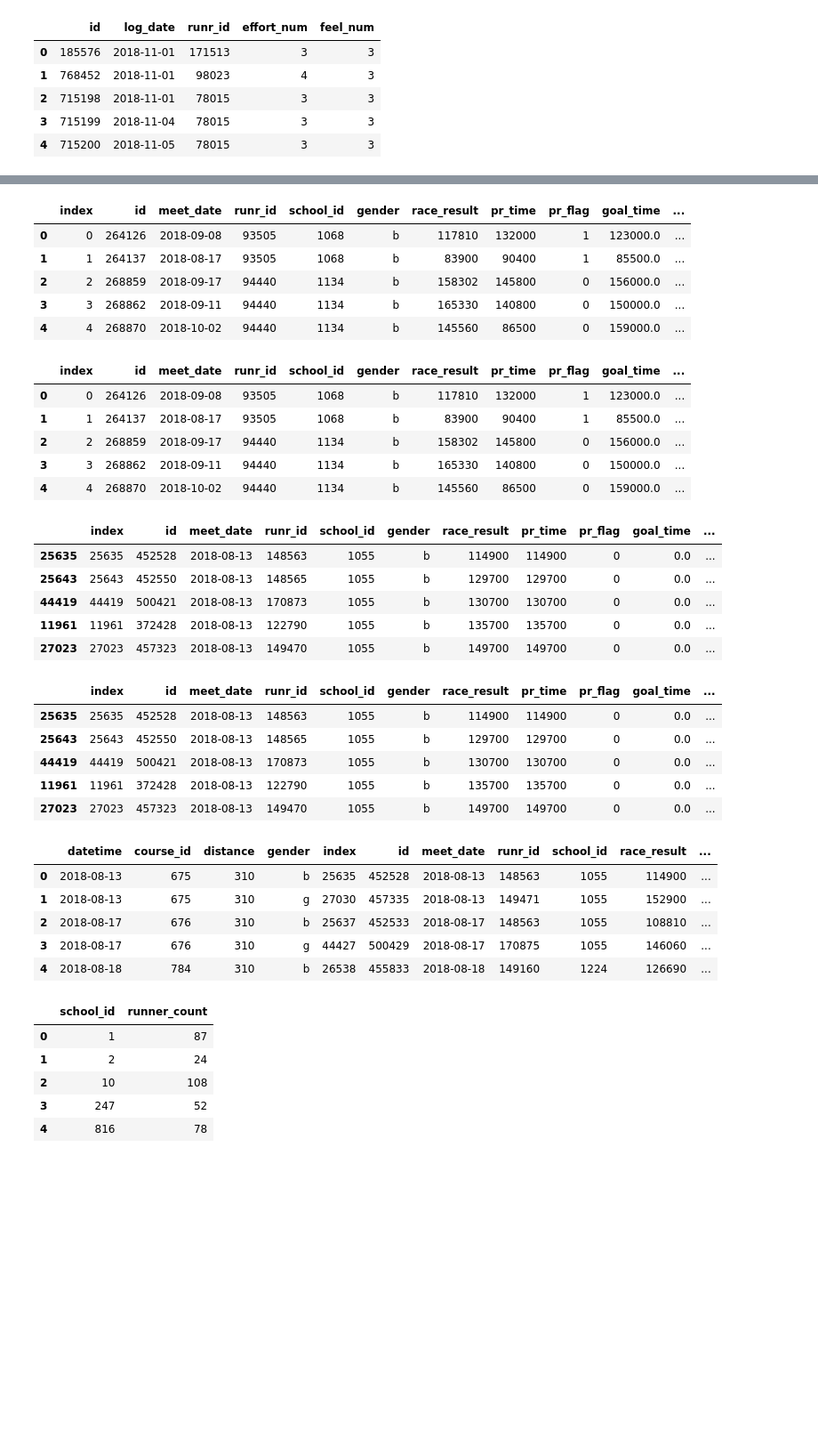
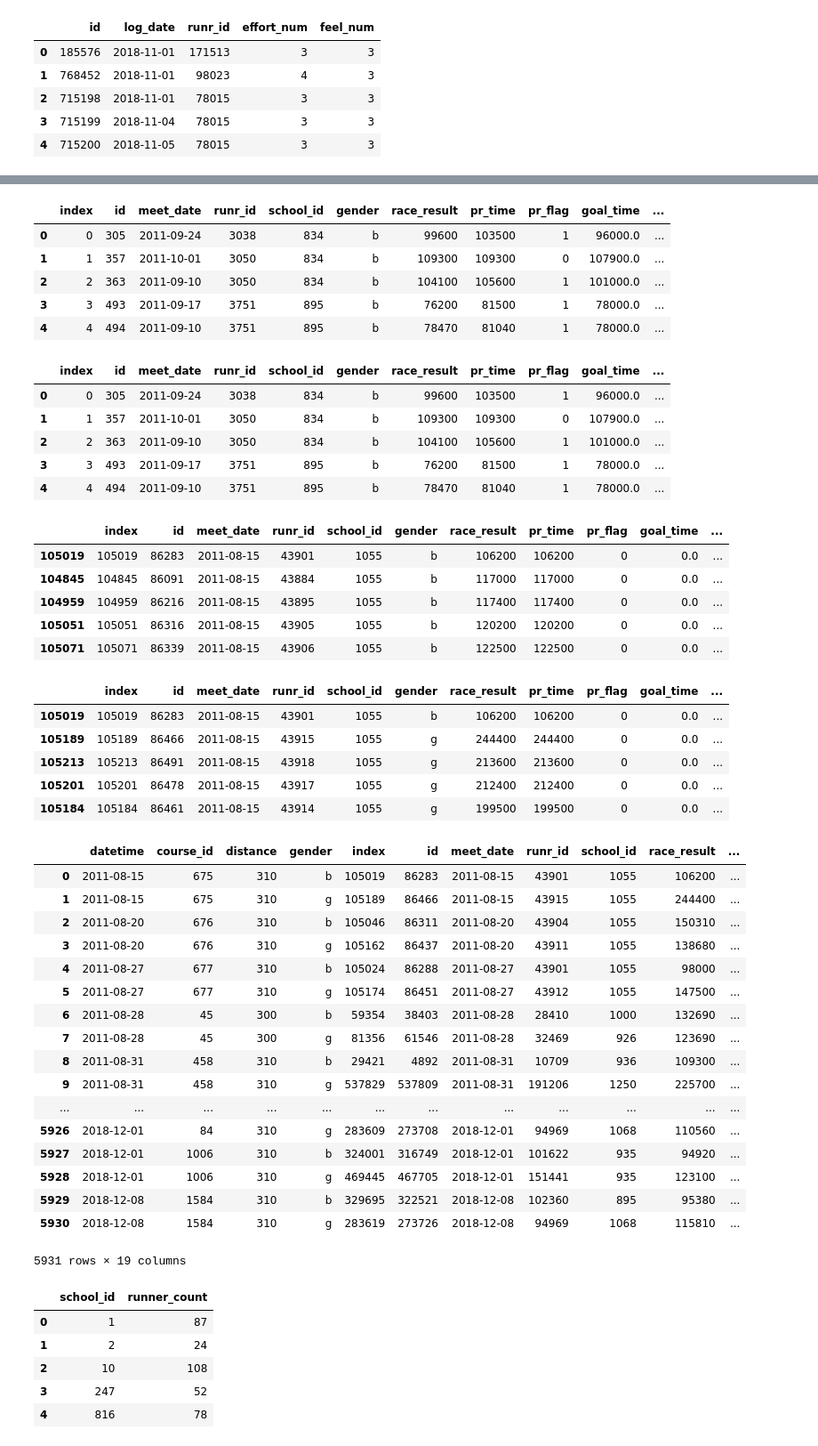
Before and after one commit to DRBrenner/race_performance_final, a Jupyter notebook: transform_data.ipynb, the cells around one changed output, grey strips where cells are left out. Shown at 89% size. Cells and saved outputs as stored; diff of their text form; code cells hidden in the pictures; blank space fills up the shorter version.

```diff
--- a/transform_data.ipynb
+++ b/transform_data.ipynb
@@ -88,7 +95,7 @@ max_effort_log_count_11 = max_effort_11.groupby(['runr_id']).count()["effort_num
 max_effort_log_count_11 = max_effort_log_count_11.rename(columns = {"effort_num":"max_effort_log_entries_nov"})
 #max_effort_log_count_11.head()
 # %%
-results_df = pd.read_sql('select * from test_results_and_goals',connection)
+results_df = pd.read_sql('select * from results_and_goals',connection)
 results_df.head()
 # %% [output]
 |  | id | meet_date | runr_id | school_id | gender | race_result | pr_time | previous_time | last_year_time | ... |
@@ -141,18 +148,18 @@ results_df['month'] = results_df['meet_date'].apply(get_month)
 results_df.head()
 # %% [output]
 |  | index | id | meet_date | runr_id | school_id | gender | race_result | pr_time | pr_flag | goal_time | ... |
-| 0 | 0 | 264126 | 2018-09-08 | 93505 | 1068 | b | 117810 | 132000 | 1 | 123000.0 | ... |
-| 1 | 1 | 264137 | 2018-08-17 | 93505 | 1068 | b | 83900 | 90400 | 1 | 85500.0 | ... |
-| 2 | 2 | 268859 | 2018-09-17 | 94440 | 1134 | b | 158302 | 145800 | 0 | 156000.0 | ... |
-| 3 | 3 | 268862 | 2018-09-11 | 94440 | 1134 | b | 165330 | 140800 | 0 | 150000.0 | ... |
-| 4 | 4 | 268870 | 2018-10-02 | 94440 | 1134 | b | 145560 | 86500 | 0 | 159000.0 | ... |
+| 0 | 0 | 305 | 2011-09-24 | 3038 | 834 | b | 99600 | 103500 | 1 | 96000.0 | ... |
+| 1 | 1 | 357 | 2011-10-01 | 3050 | 834 | b | 109300 | 109300 | 0 | 107900.0 | ... |
+| 2 | 2 | 363 | 2011-09-10 | 3050 | 834 | b | 104100 | 105600 | 1 | 101000.0 | ... |
+| 3 | 3 | 493 | 2011-09-17 | 3751 | 895 | b | 76200 | 81500 | 1 | 78000.0 | ... |
+| 4 | 4 | 494 | 2011-09-10 | 3751 | 895 | b | 78470 | 81040 | 1 | 78000.0 | ... |
 # %%
 results_df["pace"] = (results_df["race_result"])/((results_df["distance"])*60)
 results_df.head()
 # %% [output]
 |  | index | id | meet_date | runr_id | school_id | gender | race_result | pr_time | pr_flag | goal_time | ... |
-| 0 | 0 | 264126 | 2018-09-08 | 93505 | 1068 | b | 117810 | 132000 | 1 | 123000.0 | ... |
-| 1 | 1 | 264137 | 2018-08-17 | 93505 | 1068 | b | 83900 | 90400 | 1 | 85500.0 | ... |
-| 2 | 2 | 268859 | 2018-09-17 | 94440 | 1134 | b | 158302 | 145800 | 0 | 156000.0 | ... |
-| 3 | 3 | 268862 | 2018-09-11 | 94440 | 1134 | b | 165330 | 140800 | 0 | 150000.0 | ... |
-| 4 | 4 | 268870 | 2018-10-02 | 94440 | 1134 | b | 145560 | 86500 | 0 | 159000.0 | ... |
+| 0 | 0 | 305 | 2011-09-24 | 3038 | 834 | b | 99600 | 103500 | 1 | 96000.0 | ... |
+| 1 | 1 | 357 | 2011-10-01 | 3050 | 834 | b | 109300 | 109300 | 0 | 107900.0 | ... |
+| 2 | 2 | 363 | 2011-09-10 | 3050 | 834 | b | 104100 | 105600 | 1 | 101000.0 | ... |
+| 3 | 3 | 493 | 2011-09-17 | 3751 | 895 | b | 76200 | 81500 | 1 | 78000.0 | ... |
+| 4 | 4 | 494 | 2011-09-10 | 3751 | 895 | b | 78470 | 81040 | 1 | 78000.0 | ... |
@@ -168,33 +170,45 @@ results_df = results_df.sort_values(['datetime','course_id','distance', 'gender'
 results_df.head()
 # %% [output]
 |  | index | id | meet_date | runr_id | school_id | gender | race_result | pr_time | pr_flag | goal_time | ... |
-| 25635 | 25635 | 452528 | 2018-08-13 | 148563 | 1055 | b | 114900 | 114900 | 0 | 0.0 | ... |
-| 25643 | 25643 | 452550 | 2018-08-13 | 148565 | 1055 | b | 129700 | 129700 | 0 | 0.0 | ... |
-| 44419 | 44419 | 500421 | 2018-08-13 | 170873 | 1055 | b | 130700 | 130700 | 0 | 0.0 | ... |
-| 11961 | 11961 | 372428 | 2018-08-13 | 122790 | 1055 | b | 135700 | 135700 | 0 | 0.0 | ... |
-| 27023 | 27023 | 457323 | 2018-08-13 | 149470 | 1055 | b | 149700 | 149700 | 0 | 0.0 | ... |
+| 105019 | 105019 | 86283 | 2011-08-15 | 43901 | 1055 | b | 106200 | 106200 | 0 | 0.0 | ... |
+| 104845 | 104845 | 86091 | 2011-08-15 | 43884 | 1055 | b | 117000 | 117000 | 0 | 0.0 | ... |
+| 104959 | 104959 | 86216 | 2011-08-15 | 43895 | 1055 | b | 117400 | 117400 | 0 | 0.0 | ... |
+| 105051 | 105051 | 86316 | 2011-08-15 | 43905 | 1055 | b | 120200 | 120200 | 0 | 0.0 | ... |
+| 105071 | 105071 | 86339 | 2011-08-15 | 43906 | 1055 | b | 122500 | 122500 | 0 | 0.0 | ... |
 # %%
 # Delete partial 2019 data
 results_df = results_df.loc[results_df["datetime"] <= "12/31/2018"].sort_values("datetime")
 results_df.head()
 # %% [output]
 |  | index | id | meet_date | runr_id | school_id | gender | race_result | pr_time | pr_flag | goal_time | ... |
-| 25635 | 25635 | 452528 | 2018-08-13 | 148563 | 1055 | b | 114900 | 114900 | 0 | 0.0 | ... |
-| 25643 | 25643 | 452550 | 2018-08-13 | 148565 | 1055 | b | 129700 | 129700 | 0 | 0.0 | ... |
-| 44419 | 44419 | 500421 | 2018-08-13 | 170873 | 1055 | b | 130700 | 130700 | 0 | 0.0 | ... |
-| 11961 | 11961 | 372428 | 2018-08-13 | 122790 | 1055 | b | 135700 | 135700 | 0 | 0.0 | ... |
-| 27023 | 27023 | 457323 | 2018-08-13 | 149470 | 1055 | b | 149700 | 149700 | 0 | 0.0 | ... |
+| 105019 | 105019 | 86283 | 2011-08-15 | 43901 | 1055 | b | 106200 | 106200 | 0 | 0.0 | ... |
+| 105189 | 105189 | 86466 | 2011-08-15 | 43915 | 1055 | g | 244400 | 244400 | 0 | 0.0 | ... |
+| 105213 | 105213 | 86491 | 2011-08-15 | 43918 | 1055 | g | 213600 | 213600 | 0 | 0.0 | ... |
+| 105201 | 105201 | 86478 | 2011-08-15 | 43917 | 1055 | g | 212400 | 212400 | 0 | 0.0 | ... |
+| 105184 | 105184 | 86461 | 2011-08-15 | 43914 | 1055 | g | 199500 | 199500 | 0 | 0.0 | ... |
 # %%
 all_300plus_races = results_df.loc[(results_df["distance"]>=300)]
 all_races_winners = all_300plus_races.groupby(['datetime', 'course_id',"distance","gender"]).first().reset_index()
-all_races_winners.head()
+all_races_winners
 # %% [output]
 |  | datetime | course_id | distance | gender | index | id | meet_date | runr_id | school_id | race_result | ... |
-| 0 | 2018-08-13 | 675 | 310 | b | 25635 | 452528 | 2018-08-13 | 148563 | 1055 | 114900 | ... |
-| 1 | 2018-08-13 | 675 | 310 | g | 27030 | 457335 | 2018-08-13 | 149471 | 1055 | 152900 | ... |
-| 2 | 2018-08-17 | 676 | 310 | b | 25637 | 452533 | 2018-08-17 | 148563 | 1055 | 108810 | ... |
-| 3 | 2018-08-17 | 676 | 310 | g | 44427 | 500429 | 2018-08-17 | 170875 | 1055 | 146060 | ... |
-| 4 | 2018-08-18 | 784 | 310 | b | 26538 | 455833 | 2018-08-18 | 149160 | 1224 | 126690 | ... |
+| 0 | 2011-08-15 | 675 | 310 | b | 105019 | 86283 | 2011-08-15 | 43901 | 1055 | 106200 | ... |
+| 1 | 2011-08-15 | 675 | 310 | g | 105189 | 86466 | 2011-08-15 | 43915 | 1055 | 244400 | ... |
+| 2 | 2011-08-20 | 676 | 310 | b | 105046 | 86311 | 2011-08-20 | 43904 | 1055 | 150310 | ... |
+| 3 | 2011-08-20 | 676 | 310 | g | 105162 | 86437 | 2011-08-20 | 43911 | 1055 | 138680 | ... |
+| 4 | 2011-08-27 | 677 | 310 | b | 105024 | 86288 | 2011-08-27 | 43901 | 1055 | 98000 | ... |
+| 5 | 2011-08-27 | 677 | 310 | g | 105174 | 86451 | 2011-08-27 | 43912 | 1055 | 147500 | ... |
+| 6 | 2011-08-28 | 45 | 300 | b | 59354 | 38403 | 2011-08-28 | 28410 | 1000 | 132690 | ... |
+| 7 | 2011-08-28 | 45 | 300 | g | 81356 | 61546 | 2011-08-28 | 32469 | 926 | 123690 | ... |
+| 8 | 2011-08-31 | 458 | 310 | b | 29421 | 4892 | 2011-08-31 | 10709 | 936 | 109300 | ... |
+| 9 | 2011-08-31 | 458 | 310 | g | 537829 | 537809 | 2011-08-31 | 191206 | 1250 | 225700 | ... |
+| ... | ... | ... | ... | ... | ... | ... | ... | ... | ... | ... | ... |
+| 5926 | 2018-12-01 | 84 | 310 | g | 283609 | 273708 | 2018-12-01 | 94969 | 1068 | 110560 | ... |
+| 5927 | 2018-12-01 | 1006 | 310 | b | 324001 | 316749 | 2018-12-01 | 101622 | 935 | 94920 | ... |
+| 5928 | 2018-12-01 | 1006 | 310 | g | 469445 | 467705 | 2018-12-01 | 151441 | 935 | 123100 | ... |
+| 5929 | 2018-12-08 | 1584 | 310 | b | 329695 | 322521 | 2018-12-08 | 102360 | 895 | 95380 | ... |
+| 5930 | 2018-12-08 | 1584 | 310 | g | 283619 | 273726 | 2018-12-08 | 94969 | 1068 | 115810 | ... |
+5931 rows × 19 columns
 # %%
 # Calculate total number of schools and number of runners per school (using Fall 2018 XC season as best dataset)
 fall_2018_all_races = results_df.loc[(results_df['datetime']>"2018-07-31") &
```
Also changed, not shown: parts of 17 cells of this notebook, 6 other files.
